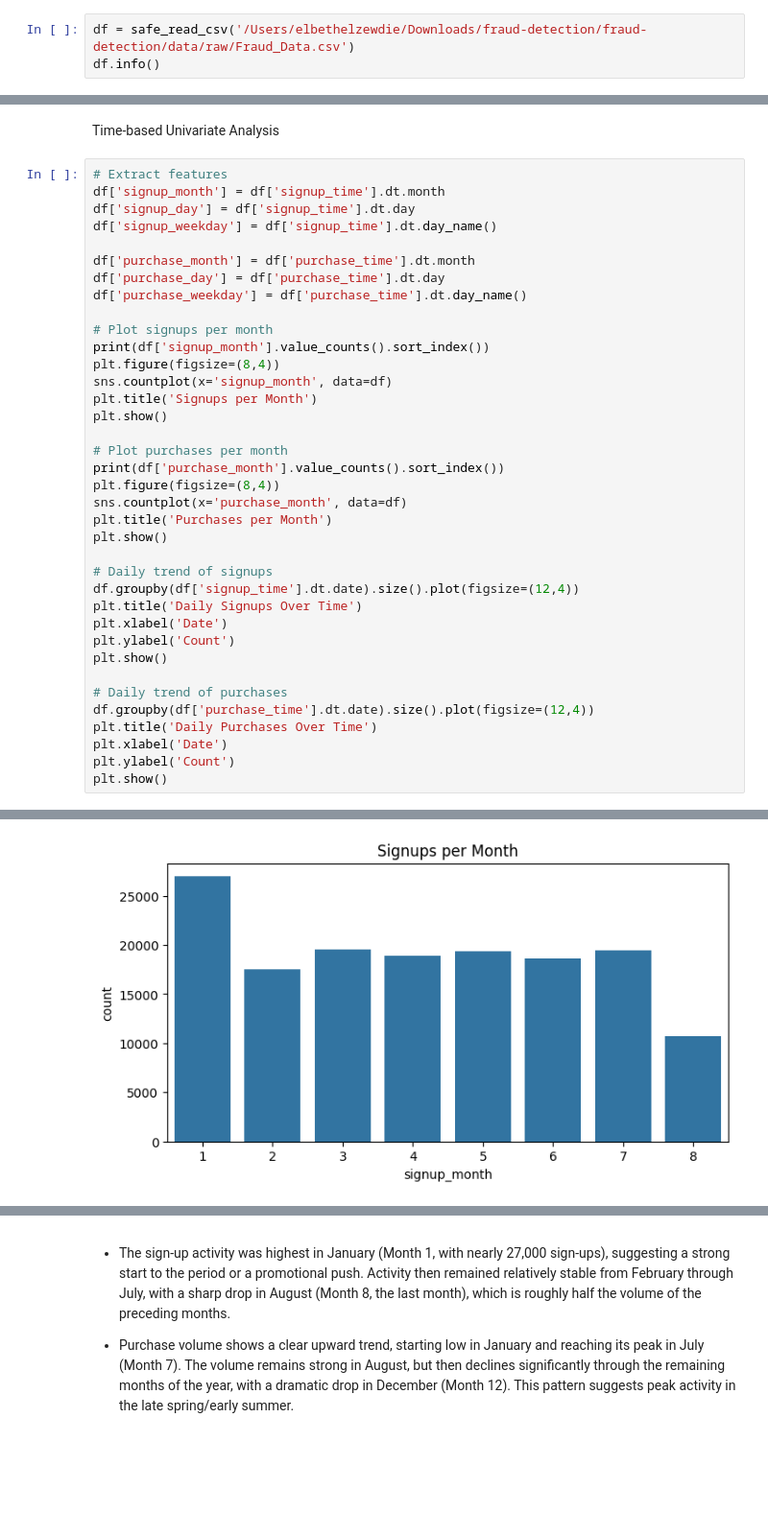
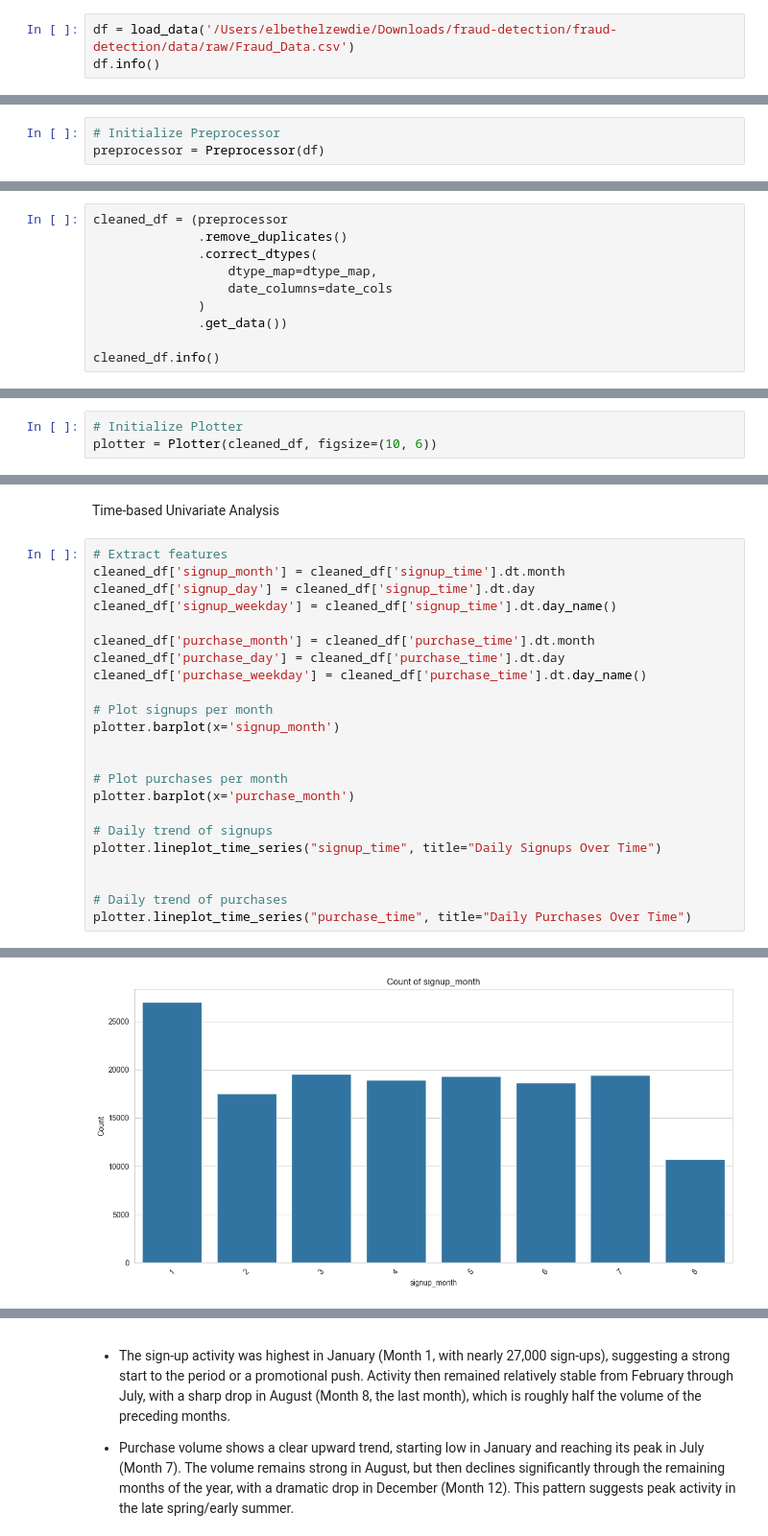
Before and after one commit to Elbethel-dan/fraud-detection, a Jupyter notebook: notebooks/eda-fraud-data.ipynb, the cells around one changed output, grey strips where cells are left out. Shown at 96% size. Cells and saved outputs as stored; diff of their text form; blank space fills up the shorter version.

Commit message:
Final: fraud dataset eda

```diff
--- a/notebooks/eda-fraud-data.ipynb
+++ b/notebooks/eda-fraud-data.ipynb
@@ -32,4 +22,4 @@ def safe_read_csv(path: str) -> pd.DataFrame:
 # %%
-df = safe_read_csv('/Users/elbethelzewdie/Downloads/fraud-detection/fraud-detection/data/raw/Fraud_Data.csv')
+df = load_data('/Users/elbethelzewdie/Downloads/fraud-detection/fraud-detection/data/raw/Fraud_Data.csv')
 df.info()
 # %% [output]
@@ -114,0 +96,3 @@ Number of rows after removing duplicates: 151112
+# %%
+# Initialize Preprocessor
+preprocessor = Preprocessor(df)
@@ -114,0 +109,10 @@ Number of rows after removing duplicates: 151112
+# %%
+cleaned_df = (preprocessor
+              .remove_duplicates()
+              .correct_dtypes(
+                  dtype_map=dtype_map,
+                  date_columns=date_cols
+              )
+              .get_data())
+
+cleaned_df.info()
@@ -175,6 +167,9 @@ The dataset contains 151,112 records with user, purchase, and demographic inform
 ### Univariate Analysis
 # %% [markdown]
 Numerical Columns
+# %%
+# Initialize Plotter
+plotter = Plotter(cleaned_df, figsize=(10, 6))
 # %%
 # =========================
 # Numeric Columns
@@ -286,39 +269,25 @@ Name: proportion, dtype: float64
 Time-based Univariate Analysis
 # %%
 # Extract features
-df['signup_month'] = df['signup_time'].dt.month
-df['signup_day'] = df['signup_time'].dt.day
-df['signup_weekday'] = df['signup_time'].dt.day_name()
+cleaned_df['signup_month'] = cleaned_df['signup_time'].dt.month
+cleaned_df['signup_day'] = cleaned_df['signup_time'].dt.day
+cleaned_df['signup_weekday'] = cleaned_df['signup_time'].dt.day_name()
 
-df['purchase_month'] = df['purchase_time'].dt.month
-df['purchase_day'] = df['purchase_time'].dt.day
-df['purchase_weekday'] = df['purchase_time'].dt.day_name()
+cleaned_df['purchase_month'] = cleaned_df['purchase_time'].dt.month
+cleaned_df['purchase_day'] = cleaned_df['purchase_time'].dt.day
+cleaned_df['purchase_weekday'] = cleaned_df['purchase_time'].dt.day_name()
 
 # Plot signups per month
-print(df['signup_month'].value_counts().sort_index())
-plt.figure(figsize=(8,4))
-sns.countplot(x='signup_month', data=df)
-plt.title('Signups per Month')
-plt.show()
+plotter.barplot(x='signup_month')
+
 
 # Plot purchases per month
-print(df['purchase_month'].value_counts().sort_index())
-plt.figure(figsize=(8,4))
-sns.countplot(x='purchase_month', data=df)
-plt.title('Purchases per Month')
-plt.show()
+plotter.barplot(x='purchase_month')
 
 # Daily trend of signups
-df.groupby(df['signup_time'].dt.date).size().plot(figsize=(12,4))
-plt.title('Daily Signups Over Time')
-plt.xlabel('Date')
-plt.ylabel('Count')
-plt.show()
+plotter.lineplot_time_series("signup_time", title="Daily Signups Over Time")
+
 
 # Daily trend of purchases
-df.groupby(df['purchase_time'].dt.date).size().plot(figsize=(12,4))
-plt.title('Daily Purchases Over Time')
-plt.xlabel('Date')
-plt.ylabel('Count')
-plt.show()
+plotter.lineplot_time_series("purchase_time", title="Daily Purchases Over Time")
 # %% [output]
@@ -337 +294 @@ Name: count, dtype: int64
-[figure, old version]
+[figure, new version]
```
Also changed, not shown: parts of 49 cells of this notebook.
